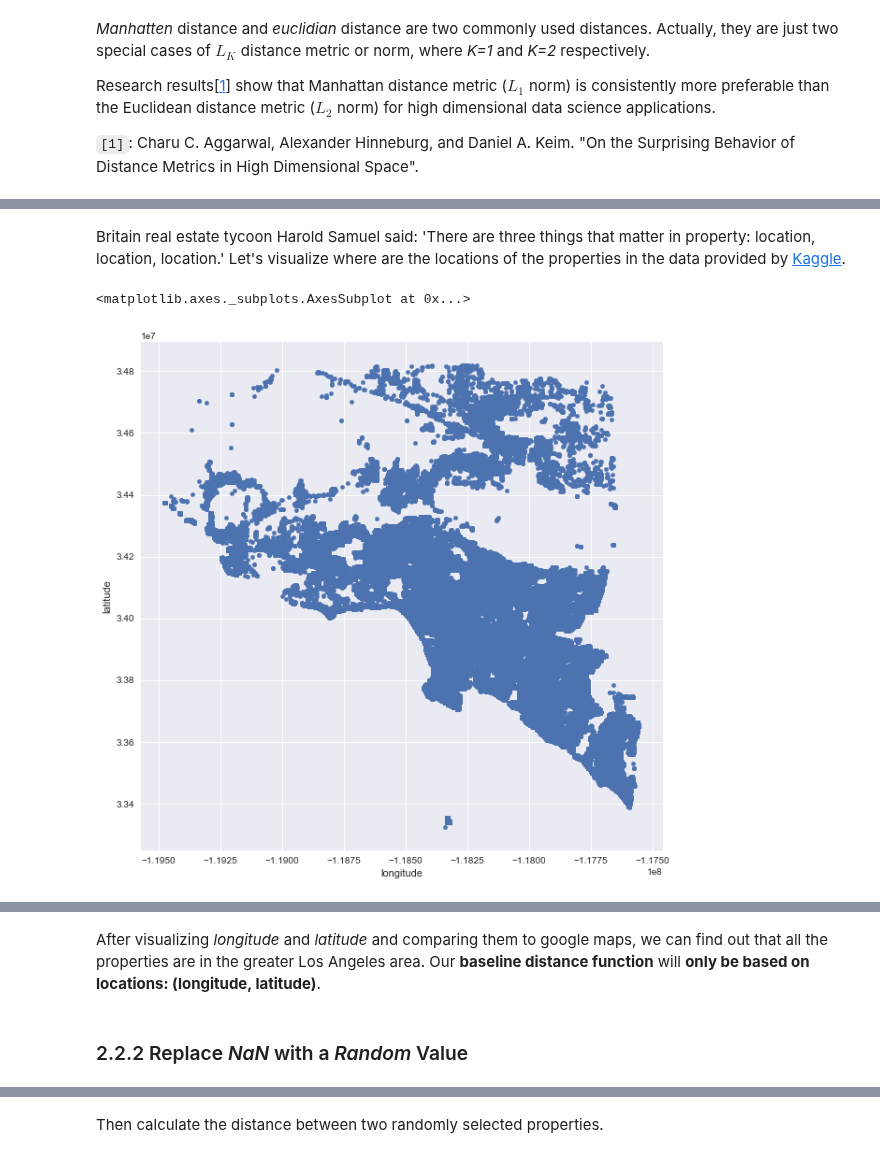
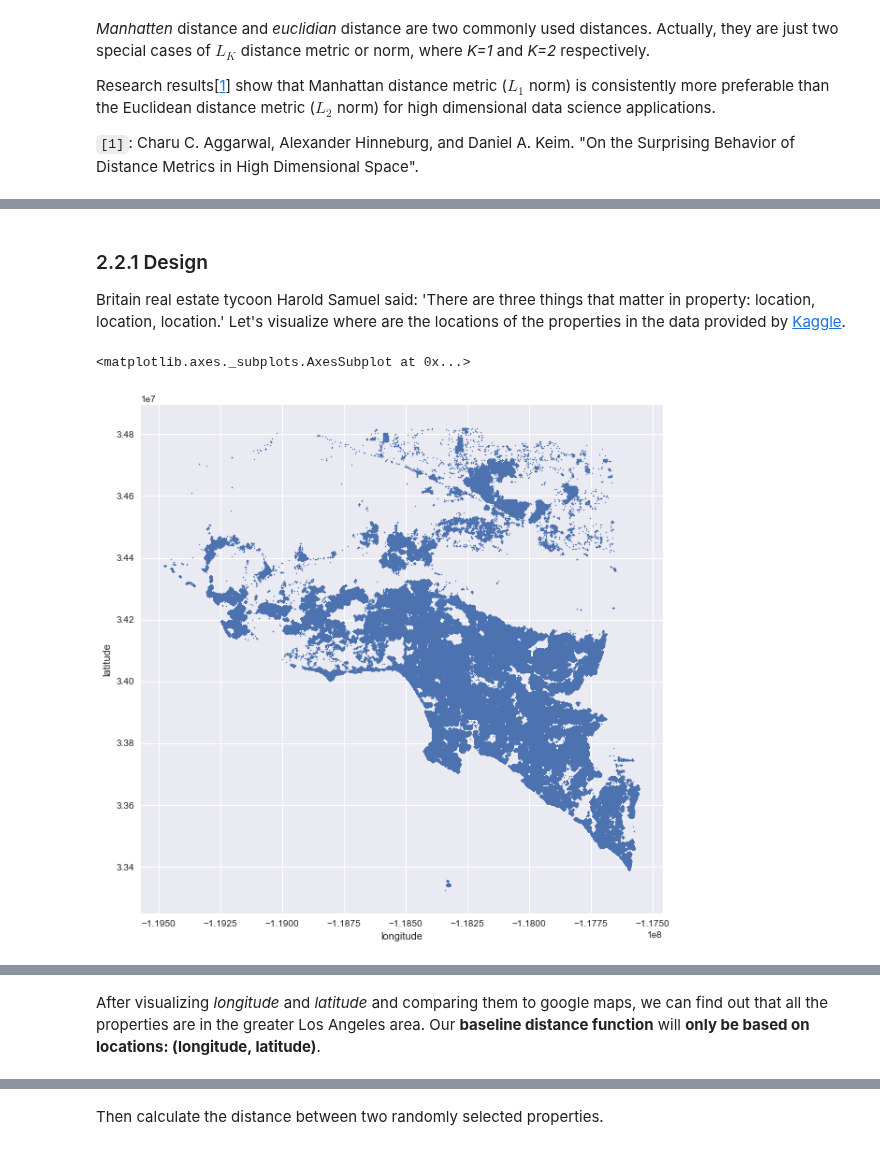
Before and after one commit to caitaozhan/CSE519-Homework-Project, a Jupyter notebook: HW3/HW3.ipynb, the cells around one changed output, grey strips where cells are left out. Drawn from its saved outputs; the diff is of its cells as text; code cells hidden in the pictures.

```diff
--- a/HW3/HW3.ipynb
+++ b/HW3/HW3.ipynb
@@ -270,2 +302,3 @@ Research results[[1]] show that Manhattan distance metric ($L_1$ norm) is consis
 # %% [markdown]
+### 2.2.1 Design
 Britain real estate tycoon Harold Samuel said: 'There are three things that matter in property: location, location, location.' Let's visualize where are the locations of the properties in the data provided by [Kaggle](https://www.kaggle.com/c/zillow-prize-1/data).
@@ -272,16 +320,14 @@ Britain real estate tycoon Harold Samuel said: 'There are three things that matt
 # %%
 X = 'longitude'
 Y = 'latitude'
 
 df_ll = df_house16.loc[:,[X, Y]]
 df_ll.dropna(how='any', inplace=True)
-df_ll.plot(x=X, y=Y, kind='scatter', figsize=(10,10))
+df_ll.plot.scatter(x=X, y=Y, s=1, figsize=(10,10))
 # %% [output]
 <matplotlib.axes._subplots.AxesSubplot at 0x...>
-[figure, old version]
+[figure, new version]
 # %% [markdown]
 ![los angeles](./figure/los_angeles.png)
 # %% [markdown]
 After visualizing *longitude* and *latitude* and comparing them to google maps, we can find out that all the properties are in the greater Los Angeles area. Our **baseline distance function** will **only be based on locations: (longitude, latitude)**.
-# %% [markdown]
-### 2.2.2 Replace *NaN* with a *Random* Value
```
Also changed, not shown: parts of 45 cells of this notebook.
